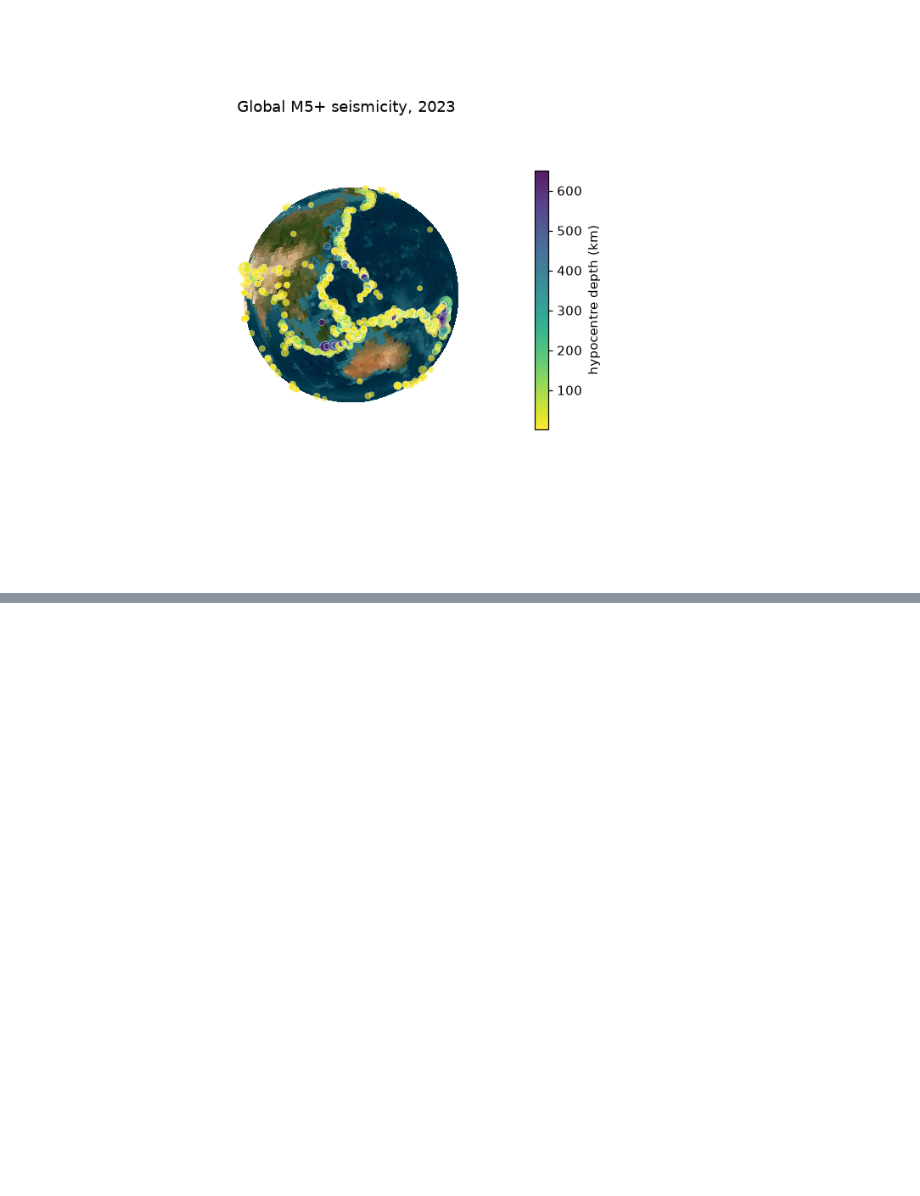
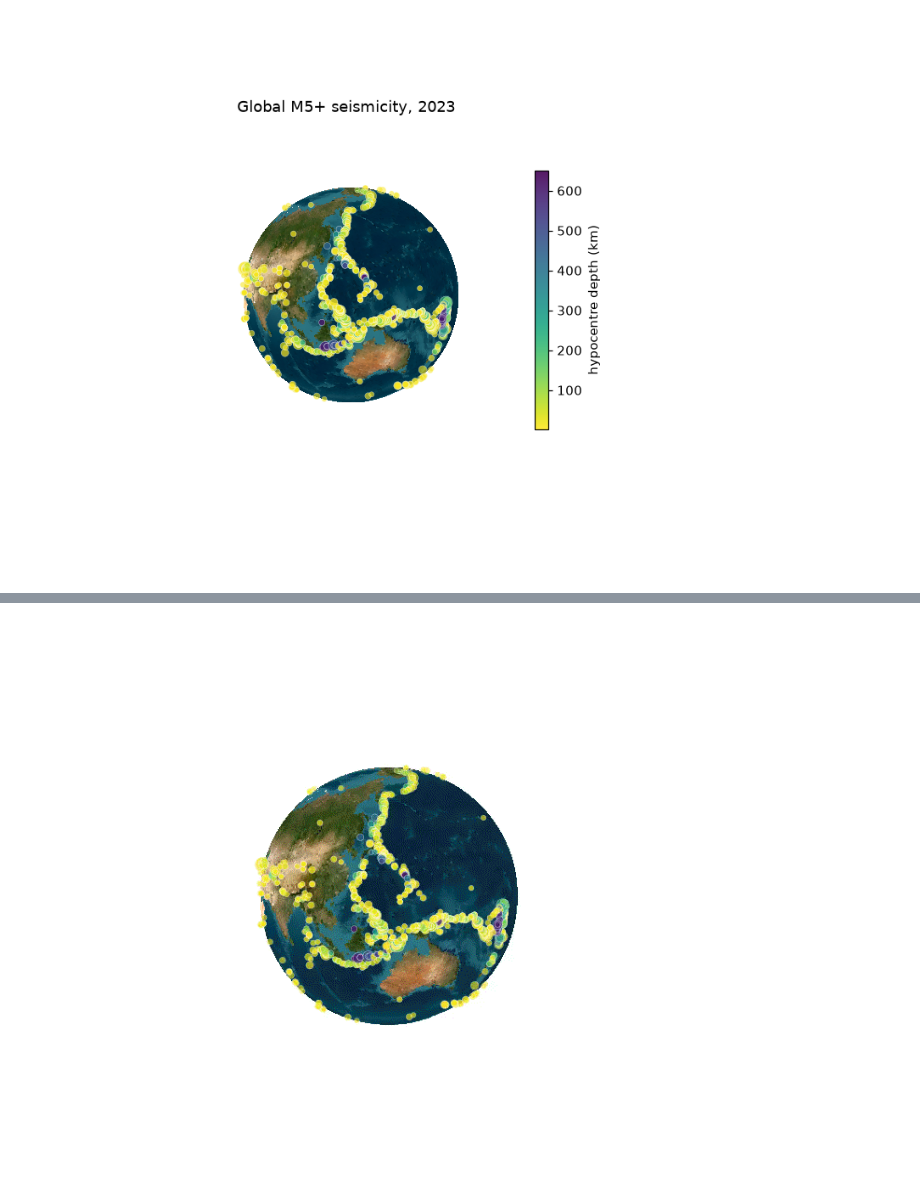
Before and after one commit to serapeum-org/earth2observe, a Jupyter notebook: docs/examples/fdsn/global_seismicity_map.ipynb, the cells around one changed output, grey strips where cells are left out. Cells and saved outputs as stored; diff of their text form; code cells hidden in the pictures; blank space fills up the shorter version.

```diff
--- a/docs/examples/fdsn/global_seismicity_map.ipynb
+++ b/docs/examples/fdsn/global_seismicity_map.ipynb
@@ -95,7 +95,7 @@ if events is not None and len(events):
     depth = events['depth_km'].to_numpy()
 
     globe = de.TexturedGlobe.from_provider(
-        'Esri.WorldImagery', texture_n_lon=1024, texture_n_lat=512, n_lon=180, n_lat=90
+        'Esri.WorldImagery', texture_n_lon=1440, texture_n_lat=720, n_lon=360, n_lat=180
     )
     # The visible meridian is about 6 - spin, so 231 centres ~135E: Japan, the
     # Philippines, Indonesia and Tonga. That is where the events actually are --
@@ -152,0 +134,52 @@ if events is not None and len(events):
+# %%
+if events is not None and len(events):
+    from matplotlib.animation import FuncAnimation
+
+    from digitalearth.animation import save_animation
+
+    N_FRAMES, FPS = 36, 6
+
+    # `TexturedGlobe.animate` turns the sphere but not anything drawn on it -- its own
+    # docstring says an overlay "does not track the animation as it turns", so the
+    # epicentres would hang in front of a spinning Earth. Driving the rotation here
+    # instead redraws BOTH per frame, passing each frame's `spin` to `points` as well,
+    # so the quakes stay attached to the ground they happened on.
+    globe = de.TexturedGlobe.from_provider(
+        # n_lon/n_lat are the SPHERE MESH, and the mesh -- not the texture -- is what
+        # limits detail: measured on this figure, 140x70 scores 1.15 mean edge energy
+        # against 1.50 at 360x180. (GIF quantisation costs nothing here: the same frame
+        # scores 1.50 as a PNG and 1.50 palette-reduced.)
+        'Esri.WorldImagery', texture_n_lon=1440, texture_n_lat=720, n_lon=360, n_lat=180
+    )
+    fig = plt.figure(figsize=(6, 6))
+    ax = fig.add_subplot(projection='3d')
+
+    def draw_frame(i):
+        ax.clear()
+        spin = 231.0 + i * (360.0 / N_FRAMES)
+        globe.draw(ax, spin=spin)
+        globe.points(
+            events,
+            s=2 ** magnitude / 2,
+            c=depth,
+            cmap='viridis_r',
+            alpha=0.9,
+            edgecolor='white',
+            linewidth=0.3,
+            altitude=0.02,
+            spin=spin,          # the overlay turns with the sphere
+        )
+
+    anim = FuncAnimation(fig, draw_frame, frames=N_FRAMES, interval=1000 / FPS)
+    # One render, two files: the GIF is derived from the written MP4, not redrawn.
+    spin_mp4, spin_gif = save_animation(
+        anim,
+        str(OUT_DIR / 'seismicity_globe.mp4'),
+        fps=FPS,
+        gif=str(OUT_DIR / 'seismicity_globe.gif'),
+    )
+    plt.close('all')
+    globe.close()
+    display(Image(filename=spin_gif))
+# %% [output]
+[figure, added]
```
Also changed, not shown: parts of 4 cells of this notebook.
